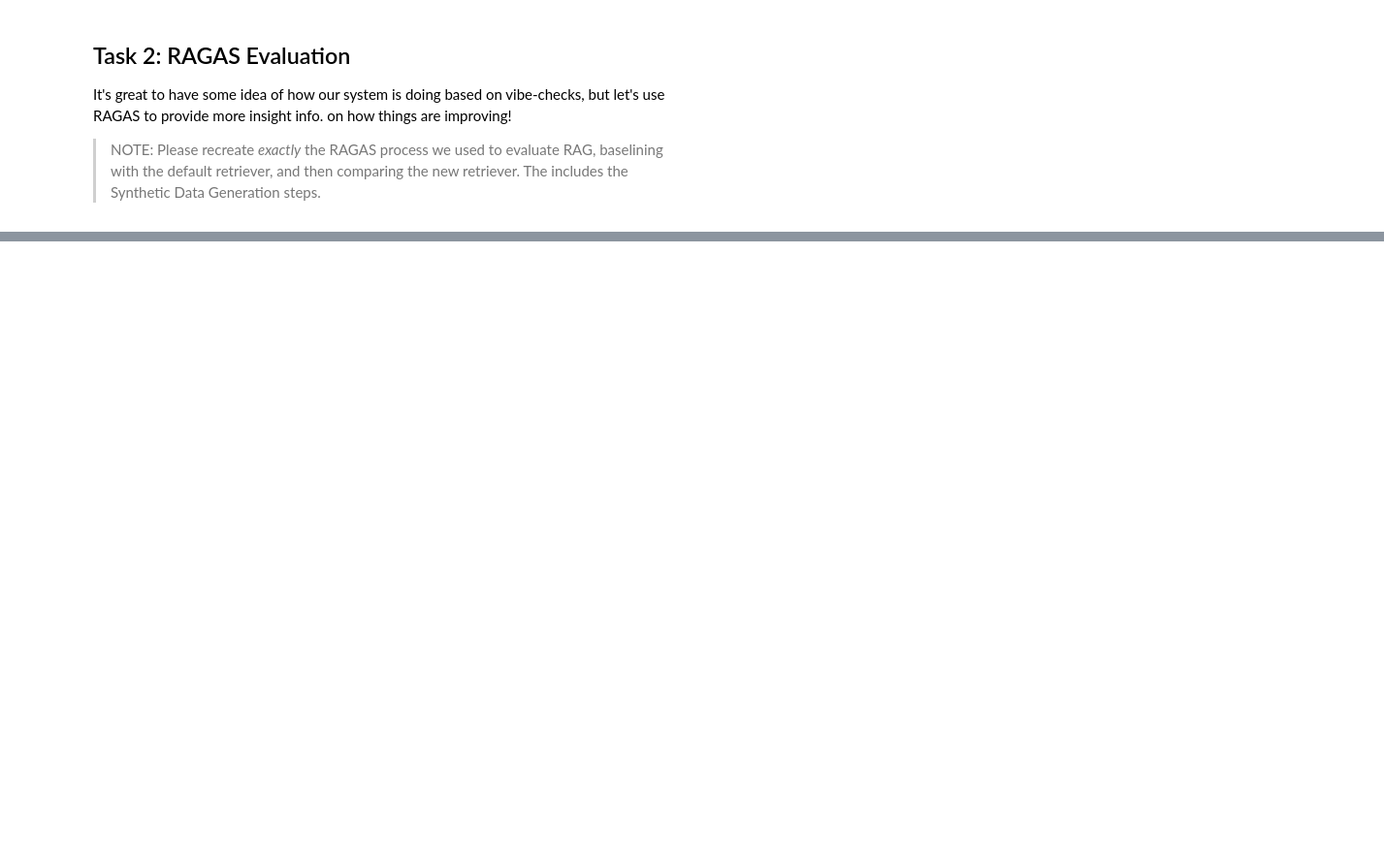
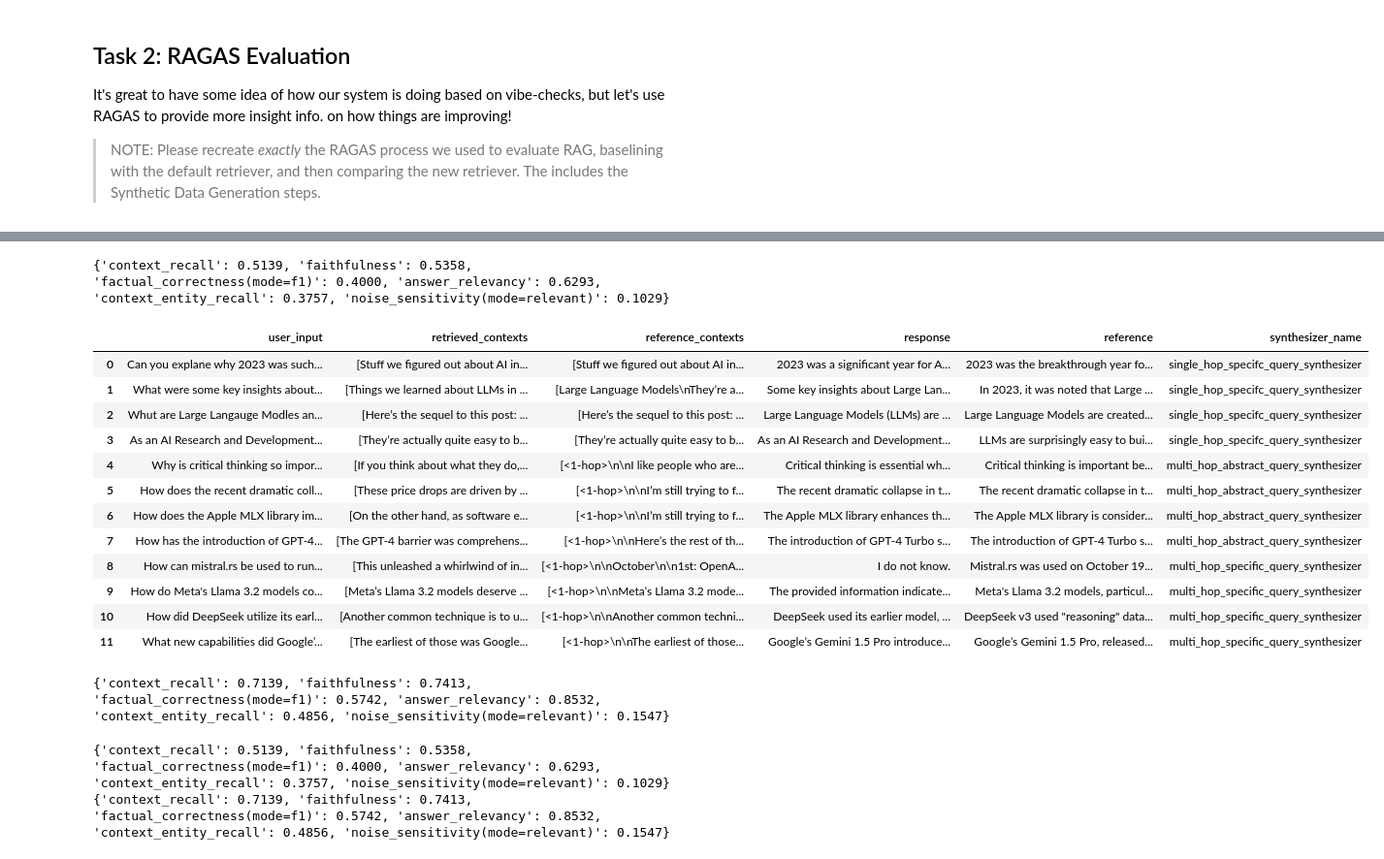
Before and after one commit to bradsmith3715/AIE6_NEW, a Jupyter notebook: 09_Finetuning_Embeddings/Fine_tuning_Embedding_Models_for_RAG_Notebook.ipynb, the cells around one changed output, grey strips where cells are left out. Shown: that part at 97% size. Drawn from its saved outputs; the diff is of its cells as text; code cells hidden in the pictures; blank space fills up the shorter version.

```diff
--- a/09_Finetuning_Embeddings/Fine_tuning_Embedding_Models_for_RAG_Notebook.ipynb
+++ b/09_Finetuning_Embeddings/Fine_tuning_Embedding_Models_for_RAG_Notebook.ipynb
@@ -636,0 +1016,38 @@ It's great to have some idea of how our system is doing based on vibe-checks, bu
+# %%
+from ragas.metrics import LLMContextRecall, Faithfulness, FactualCorrectness, ResponseRelevancy, ContextEntityRecall, NoiseSensitivity
+from ragas import evaluate, RunConfig
+
+custom_run_config = RunConfig(timeout=360)
+
+result = evaluate(
+    dataset=evaluation_dataset,
+    metrics=[LLMContextRecall(), Faithfulness(), FactualCorrectness(), ResponseRelevancy(), ContextEntityRecall(), NoiseSensitivity()],
+    llm=evaluator_llm,
+    run_config=custom_run_config
+)
+result
+# %% [output]
+{'context_recall': 0.5139, 'faithfulness': 0.5358, 'factual_correctness(mode=f1)': 0.4000, 'answer_relevancy': 0.6293, 'context_entity_recall': 0.3757, 'noise_sensitivity(mode=relevant)': 0.1029}
+# %%
+finetuned_data = dataset
+
+for test_row in finetuned_data:
+  response = finetune_rag_chain.invoke({"question" : test_row.eval_sample.user_input})
+  test_row.eval_sample.response = response["response"]
+  test_row.eval_sample.retrieved_contexts = [context.page_content for context in response["context"]]
+# %%
+finetuned_data.to_pandas()
+# %% [output]
+|  | user_input | retrieved_contexts | reference_contexts | response | reference | synthesizer_name |
+| 0 | Can you explane why 2023 was such... | [Stuff we figured out about AI in... | [Stuff we figured out about AI in... | 2023 was a significant year for A... | 2023 was the breakthrough year fo... | single_hop_specifc_query_synthesizer |
+| 1 | What were some key insights about... | [Things we learned about LLMs in ... | [Large Language Models\nThey’re a... | Some key insights about Large Lan... | In 2023, it was noted that Large ... | single_hop_specifc_query_synthesizer |
+| 2 | Whut are Large Langauge Modles an... | [Here’s the sequel to this post: ... | [Here’s the sequel to this post: ... | Large Language Models (LLMs) are ... | Large Language Models are created... | single_hop_specifc_query_synthesizer |
+| 3 | As an AI Research and Development... | [They’re actually quite easy to b... | [They’re actually quite easy to b... | As an AI Research and Development... | LLMs are surprisingly easy to bui... | single_hop_specifc_query_synthesizer |
+| 4 | Why is critical thinking so impor... | [If you think about what they do,... | [<1-hop>\n\nI like people who are... | Critical thinking is essential wh... | Critical thinking is important be... | multi_hop_abstract_query_synthesizer |
+| 5 | How does the recent dramatic coll... | [These price drops are driven by ... | [<1-hop>\n\nI’m still trying to f... | The recent dramatic collapse in t... | The recent dramatic collapse in t... | multi_hop_abstract_query_synthesizer |
+| 6 | How does the Apple MLX library im... | [On the other hand, as software e... | [<1-hop>\n\nI’m still trying to f... | The Apple MLX library enhances th... | The Apple MLX library is consider... | multi_hop_abstract_query_synthesizer |
+| 7 | How has the introduction of GPT-4... | [The GPT-4 barrier was comprehens... | [<1-hop>\n\nHere’s the rest of th... | The introduction of GPT-4 Turbo s... | The introduction of GPT-4 Turbo s... | multi_hop_abstract_query_synthesizer |
+| 8 | How can mistral.rs be used to run... | [This unleashed a whirlwind of in... | [<1-hop>\n\nOctober\n\n1st: OpenA... | I do not know. | Mistral.rs was used on October 19... | multi_hop_specific_query_synthesizer |
+| 9 | How do Meta's Llama 3.2 models co... | [Meta’s Llama 3.2 models deserve ... | [<1-hop>\n\nMeta’s Llama 3.2 mode... | The provided information indicate... | Meta's Llama 3.2 models, particul... | multi_hop_specific_query_synthesizer |
+| 10 | How did DeepSeek utilize its earl... | [Another common technique is to u... | [<1-hop>\n\nAnother common techni... | DeepSeek used its earlier model, ... | DeepSeek v3 used "reasoning" data... | multi_hop_specific_query_synthesizer |
+| 11 | What new capabilities did Google’... | [The earliest of those was Google... | [<1-hop>\n\nThe earliest of those... | Google’s Gemini 1.5 Pro introduce... | Google’s Gemini 1.5 Pro, released... | multi_hop_specific_query_synthesizer |
@@ -636,0 +1056,18 @@ It's great to have some idea of how our system is doing based on vibe-checks, bu
+# %%
+custom_run_config = RunConfig(timeout=360)
+
+result_tuned = evaluate(
+    dataset=evaluation_tuned_dataset,
+    metrics=[LLMContextRecall(), Faithfulness(), FactualCorrectness(), ResponseRelevancy(), ContextEntityRecall(), NoiseSensitivity()],
+    llm=evaluator_llm,
+    run_config=custom_run_config
+)
+result_tuned
+# %% [output]
+{'context_recall': 0.7139, 'faithfulness': 0.7413, 'factual_correctness(mode=f1)': 0.5742, 'answer_relevancy': 0.8532, 'context_entity_recall': 0.4856, 'noise_sensitivity(mode=relevant)': 0.1547}
+# %%
+print(result)
+print(result_tuned)
+# %% [output]
+{'context_recall': 0.5139, 'faithfulness': 0.5358, 'factual_correctness(mode=f1)': 0.4000, 'answer_relevancy': 0.6293, 'context_entity_recall': 0.3757, 'noise_sensitivity(mode=relevant)': 0.1029}
+{'context_recall': 0.7139, 'faithfulness': 0.7413, 'factual_correctness(mode=f1)': 0.5742, 'answer_relevancy': 0.8532, 'context_entity_recall': 0.4856, 'noise_sensitivity(mode=relevant)': 0.1547}
```
Also changed, not shown: parts of 33 cells of this notebook, 1 other file.
